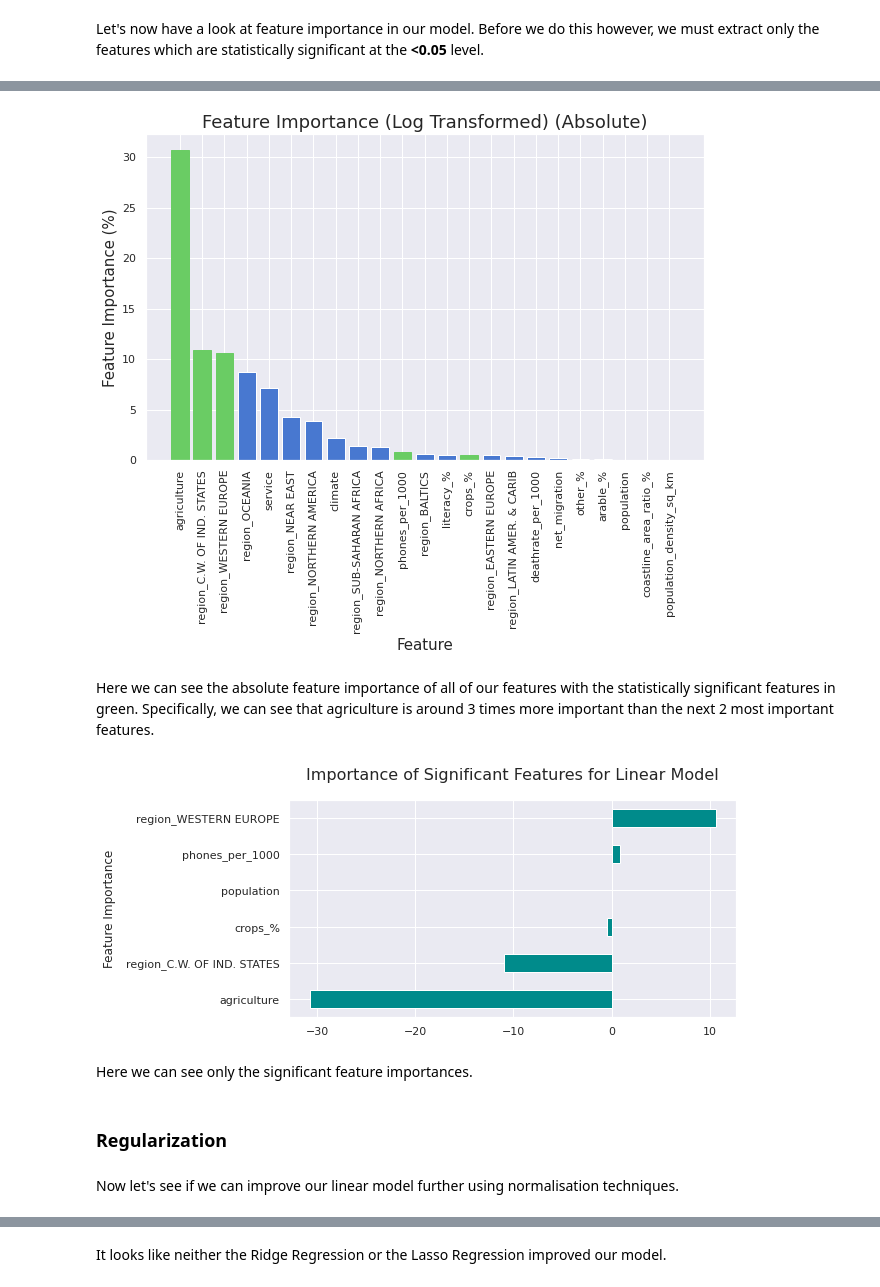
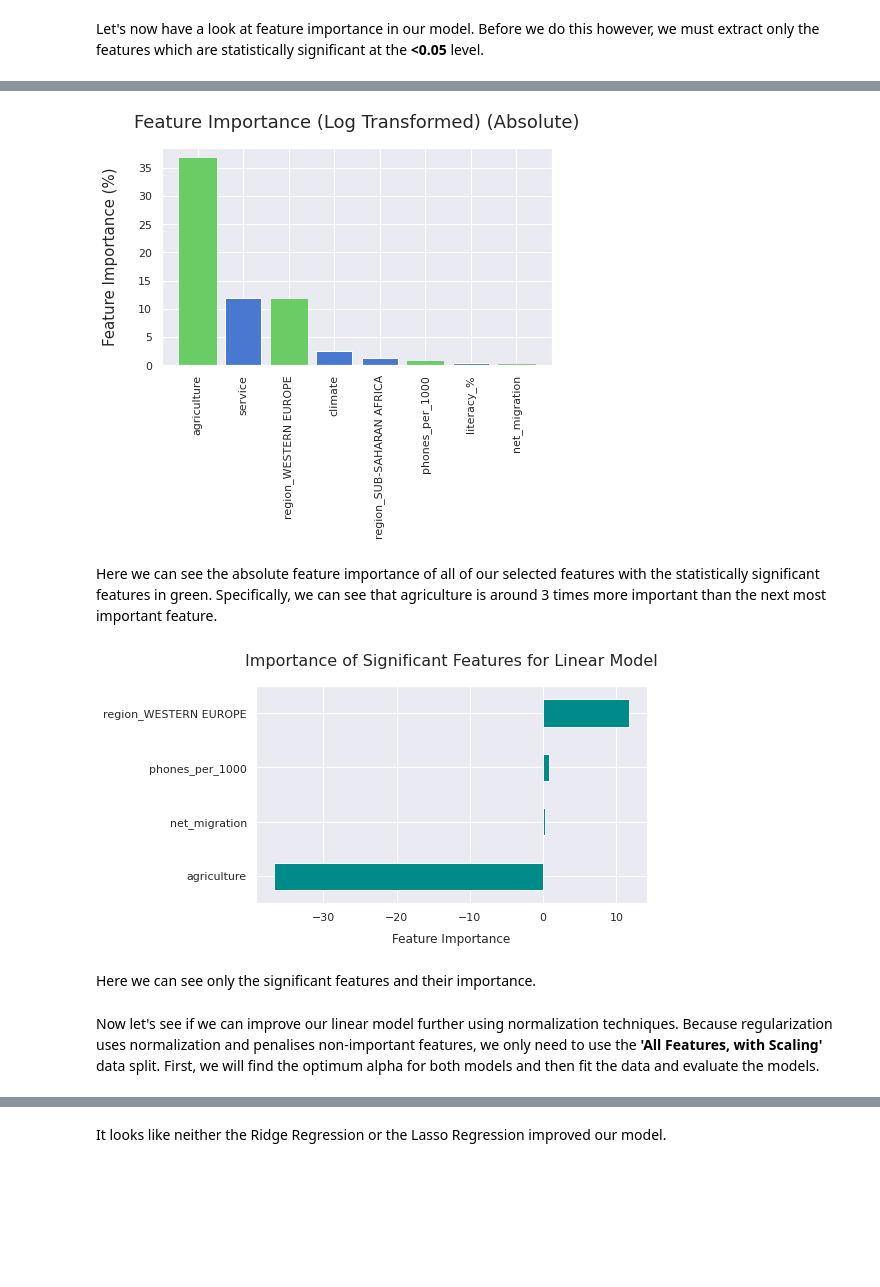
Before and after one commit to dan-grant-hunter/Countries_of_the_World, a Jupyter notebook: countries_of_the_world.ipynb, the cells around one changed output, grey strips where cells are left out. Saved outputs shown, nothing was run; the diff lists cells and outputs as text; code cells hidden in the pictures; blank space fills up the shorter version.

```diff
--- a/countries_of_the_world.ipynb
+++ b/countries_of_the_world.ipynb
@@ -311,13 +359,13 @@ Using the box plots above, we can decide to impute missing values with either me
 # %%
 # Impute values
-data['net_migration'].fillna(0, inplace=True)
-data['infant_mortality_per_1000'].fillna(0, inplace=True)
+data['net_migration'].fillna(data.groupby('region')['net_migration'].transform('median'), inplace=True)
+data['infant_mortality_per_1000'].fillna(data.groupby('region')['infant_mortality_per_1000'].transform('median'), inplace=True)
 data['gdp_per_capita_usd'].fillna(2500, inplace=True)
 data['literacy_%'].fillna(data.groupby('region')['literacy_%'].transform('median'), inplace= True)
 data['phones_per_1000'].fillna(data.groupby('region')['phones_per_1000'].transform('median'), inplace= True)
-data['arable_%'].fillna(0, inplace=True)
-data['crops_%'].fillna(0, inplace=True)
-data['other_%'].fillna(0, inplace=True)
+data['arable_%'].fillna(data.groupby('region')['arable_%'].transform('median'), inplace=True)
+data['crops_%'].fillna(data.groupby('region')['crops_%'].transform('median'), inplace=True)
+data['other_%'].fillna(data.groupby('region')['other_%'].transform('median'), inplace=True)
 data['climate'].fillna(data.groupby('region')['climate'].transform(lambda x: x.mode().max()), inplace=True)
 data['birthrate_per_1000'].fillna(data.groupby('region')['birthrate_per_1000'].transform('mean'), inplace= True)
 data['deathrate_per_1000'].fillna(data.groupby('region')['deathrate_per_1000'].transform('median'), inplace= True)
@@ -763,7 +823,7 @@ An RMSE of $3230.64 and an R² Score of 0.87 is a good baseline to begin with. B
 # %%
 # Create and fit sm model to data split 5 (all features, log transformed)
-lr_sm5 = sm.OLS(y5_train_log, sm.add_constant(X5_train_log)).fit()
-print(lr_sm5.summary())
+lr_sm6 = sm.OLS(y6_train_log, sm.add_constant(X6_train_log)).fit()
+print(lr_sm6.summary())
 # %% [output]
                             OLS Regression Results
 ==============================================================================
@@ -786,10 +846,10 @@ strong multicollinearity or other numerical problems.
 From the statsmodels summary, it looks like we may have multicollinearity in our data so we will check for it using variance inflation factor (VIF).
 # %%
 # Check for multicollinearity using data split 5 (all features, log transformed)
-X5_constant = sm.add_constant(X5_train_log)
+X6_constant = sm.add_constant(X6_train_log)
 vif = pd.DataFrame()
-vif['Features'] = X5_constant.columns
-vif['VIF'] = [variance_inflation_factor(X5_constant.values, i) for i in range(X5_constant.shape[1])]
+vif['Features'] = X6_constant.columns
+vif['VIF'] = [variance_inflation_factor(X6_constant.values, i) for i in range(X6_constant.shape[1])]
 vif[vif['VIF']>5][1:]
 # %% [output]
 |  | Features | VIF |
@@ -807,7 +874,7 @@ Not surprisingly, agriculture, industry and service have a high VIF. This is bec
 # %%
 # Run regression with multicollinearity removed
-X7 = X.copy()
-X7 = X7.drop(columns=['industry', 'infant_mortality_per_1000', 'birthrate_per_1000', 'area_sq_km'])
+X7 = X_selected.copy()
+X7 = X7.drop(columns=['infant_mortality_per_1000', 'birthrate_per_1000'])
 y7 = y.copy()
 
 # Create train/test split
@@ -956,38 +1004,34 @@ For example, we saw that agriculture was negatively correlated with GDP per Capi
 # %%
 # Plot absolute coefficients of features
 df_features_abs7 = df_features7.copy()
 df_features_abs7['AbsCoefficient'] = df_features7['Coefficient'].abs()
 df_abs_desc7 = df_features_abs7.sort_values('AbsCoefficient', ascending=False)
-plt.figure(figsize=(10,6))
+plt.figure(figsize=(7,4))
 abs_feature_importance7 = plt.bar('Feature', 'AbsCoefficient',data=df_abs_desc7)
 plt.xticks(rotation=90)
-plt.xlabel('Feature', size=15)
-plt.ylabel('Feature Importance (%)', size=15)
-plt.title('Feature Importance (Log Transformed) (Absolute)', size=18)
+# plt.xlabel('Feature', size=15)
+plt.ylabel('Feature Importance (%)', size=15, labelpad=20)
+plt.title('Feature Importance (Log Transformed) (Absolute)', size=18, pad=20)
 abs_feature_importance7[0].set_color('g')
-abs_feature_importance7[1].set_color('g')
 abs_feature_importance7[2].set_color('g')
-abs_feature_importance7[10].set_color('g')
-abs_feature_importance7[13].set_color('g')
-abs_feature_importance7[-3].set_color('g')
+abs_feature_importance7[5].set_color('g')
+abs_feature_importance7[7].set_color('g')
 # %% [output]
-[figure, old version]
+[figure, new version]
 # %% [markdown]
-Here we can see the absolute feature importance of all of our features with the statistically significant features in green. Specifically, we can see that agriculture is around 3 times more important than the next 2 most important features.
+Here we can see the absolute feature importance of all of our selected features with the statistically significant features in green. Specifically, we can see that agriculture is around 3 times more important than the next most important feature.
 # %%
 # Significant feature importances for linear model
 sig_feat_imp = [(x, y) for (x, y) in features_list7 if x in sig_ivs_names7]
 sig_feat_imp = pd.Series(dict(sig_feat_imp)).sort_values()
-plt.figure(figsize=(8, 4))
+plt.figure(figsize=(7, 4))
 sig_feat_imp.plot(kind='barh', color= 'darkcyan')
 plt.title('Importance of Significant Features for Linear Model', fontsize=16, pad=20)
-plt.ylabel('Feature Importance', labelpad=10);
+plt.xlabel('Feature Importance', labelpad=10);
 # %% [output]
-[figure, old version]
+[figure, new version]
 # %% [markdown]
-Here we can see only the significant feature importances.
+Here we can see only the significant features and their importance.
-# %% [markdown]
-### Regularization
-# %% [markdown]
-Now let's see if we can improve our linear model further using normalisation techniques.
+# %% [markdown]
+Now let's see if we can improve our linear model further using normalization techniques. Because regularization uses normalization and penalises non-important features, we only need to use the **'All Features, with Scaling'** data split. First, we will find the optimum alpha for both models and then fit the data and evaluate the models.
 # %% [markdown]
```
Also changed, not shown: parts of 99 cells of this notebook.
